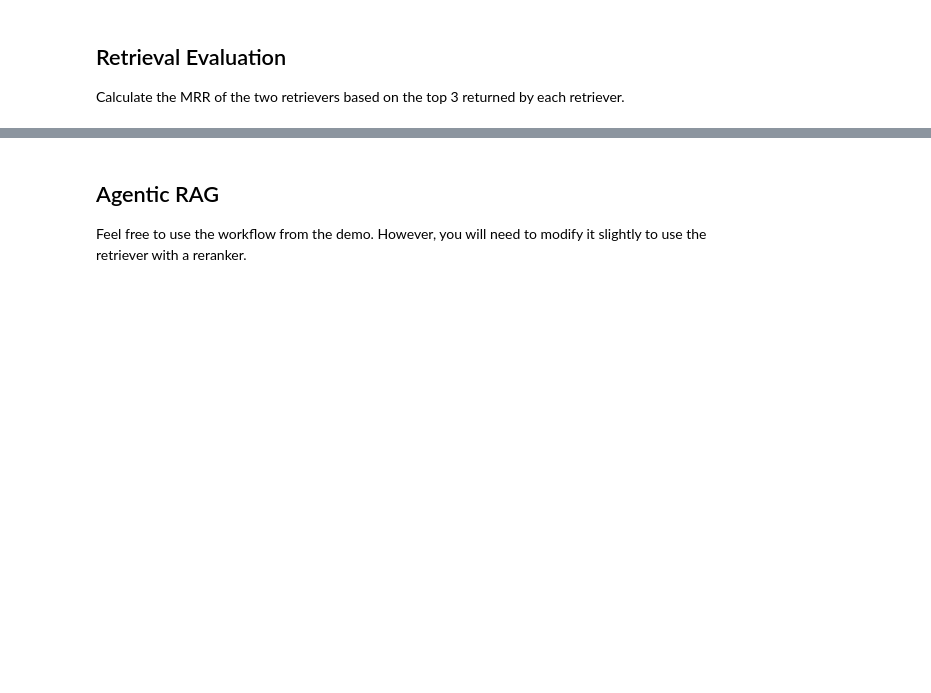
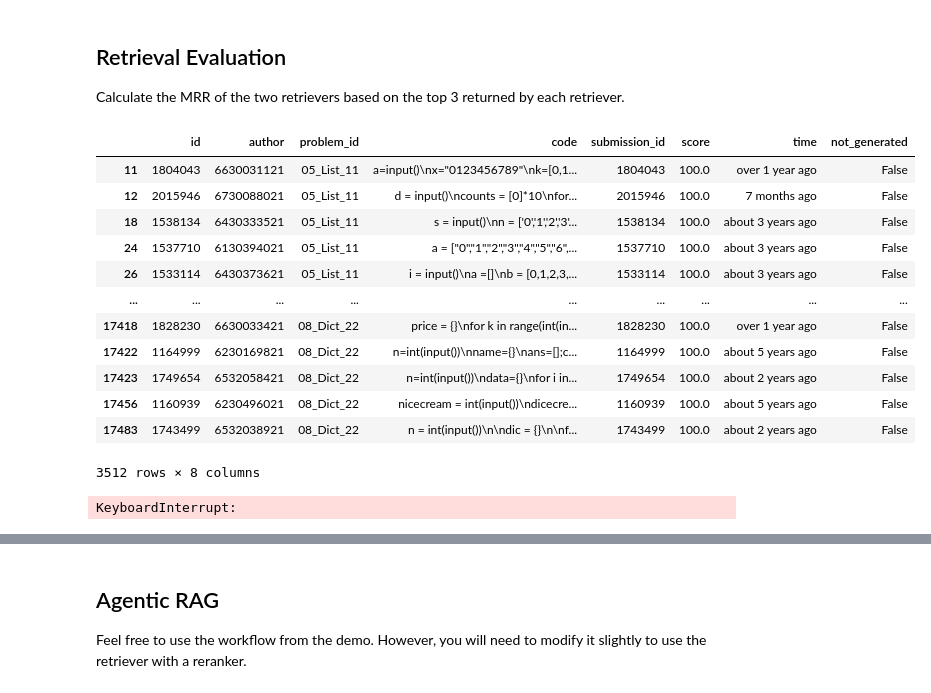
Before and after one commit to capstone-cp49/grader-rag, a Jupyter notebook: src/rag_prototype.ipynb, the cells around one changed output, grey strips where cells are left out. Saved outputs shown, nothing was run; the diff lists cells and outputs as text; code cells hidden in the pictures; blank space fills up the shorter version.

```diff
--- a/src/rag_prototype.ipynb
+++ b/src/rag_prototype.ipynb
@@ -246,3 +252,19 @@ def cosine_similarity(vec1, vec2):
     similarity = dot_product / (norm_vec1 * norm_vec2)
 
     return similarity
+# %%
+sus_submissions
+# %% [output]
+|  | id | author | problem_id | code | submission_id | score | time | not_generated |
+| 11 | 1804043 | 6630031121 | 05_List_11 | a=input()\nx="0123456789"\nk=[0,1... | 1804043 | 100.0 | over 1 year ago | False |
+| 12 | 2015946 | 6730088021 | 05_List_11 | d = input()\ncounts = [0]*10\nfor... | 2015946 | 100.0 | 7 months ago | False |
+| 18 | 1538134 | 6430333521 | 05_List_11 | s = input()\nn = ['0','1','2','3'... | 1538134 | 100.0 | about 3 years ago | False |
+| 24 | 1537710 | 6130394021 | 05_List_11 | a = ["0","1","2","3","4","5","6",... | 1537710 | 100.0 | about 3 years ago | False |
+| 26 | 1533114 | 6430373621 | 05_List_11 | i = input()\na =[]\nb = [0,1,2,3,... | 1533114 | 100.0 | about 3 years ago | False |
+| ... | ... | ... | ... | ... | ... | ... | ... | ... |
+| 17418 | 1828230 | 6630033421 | 08_Dict_22 | price = {}\nfor k in range(int(in... | 1828230 | 100.0 | over 1 year ago | False |
+| 17422 | 1164999 | 6230169821 | 08_Dict_22 | n=int(input())\nname={}\nans=[];c... | 1164999 | 100.0 | about 5 years ago | False |
+| 17423 | 1749654 | 6532058421 | 08_Dict_22 | n=int(input())\ndata={}\nfor i in... | 1749654 | 100.0 | about 2 years ago | False |
+| 17456 | 1160939 | 6230496021 | 08_Dict_22 | nicecream = int(input())\ndicecre... | 1160939 | 100.0 | about 5 years ago | False |
+| 17483 | 1743499 | 6532038921 | 08_Dict_22 | n = int(input())\n\ndic = {}\n\nf... | 1743499 | 100.0 | about 2 years ago | False |
+3512 rows × 8 columns
@@ -248,0 +273,39 @@ def cosine_similarity(vec1, vec2):
+# %%
+limit = -1
+count = 0
+no_rerank = no_rerank_failures = 0
+
+for _, row in tqdm(sus_submissions.iterrows()):
+    submission_id = row["submission_id"]
+    code = row["code"]
+    author = row["author"]
+
+    res_mmr = retriever_mmr.invoke(code)
+    similarities = []
+    for i in range(3):
+        retrieved_author = res_mmr[i].metadata["author"]
+        doc_content = res_mmr[i].page_content
+        is_generated = res_mmr[i].metadata["is_generated"]
+
+        sus_embed = embeddings.embed_query(code)
+        doc_embed = embeddings.embed_query(doc_content)
+        similarity = cosine_similarity(sus_embed, doc_embed)
+        similarities.append(similarity)
+
+        retrieved_docs_df.loc[len(retrieved_docs_df)] = [submission_id, code, author, doc_content, retrieved_author, is_generated, similarity]
+
+    found = False
+    for i in range(3):
+        if similarities[i] > 0.9: # sim 0.9 not found only 2 times
+            no_rerank += (1/(i+1)) * similarity
+            found = True
+            break
+    if not found:
+        print(f"Query {count}: Failed to find relevant doc in top 3 results")
+        no_rerank_failures += 1
+
+    count += 1
+    if limit != -1 and count == limit:
+        break
+# %% [output]
+KeyboardInterrupt:
```
Also changed, not shown: parts of 15 cells of this notebook, 1 other file.
